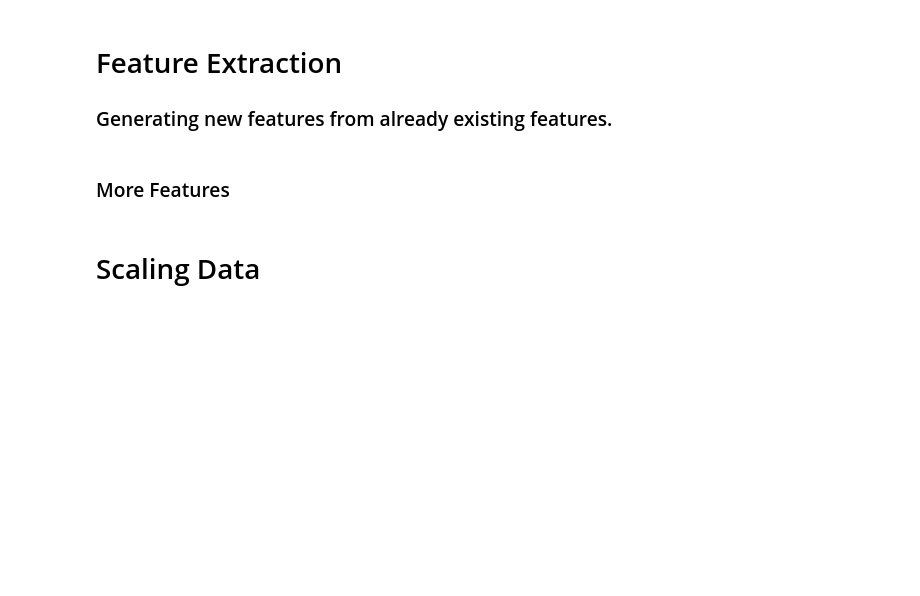
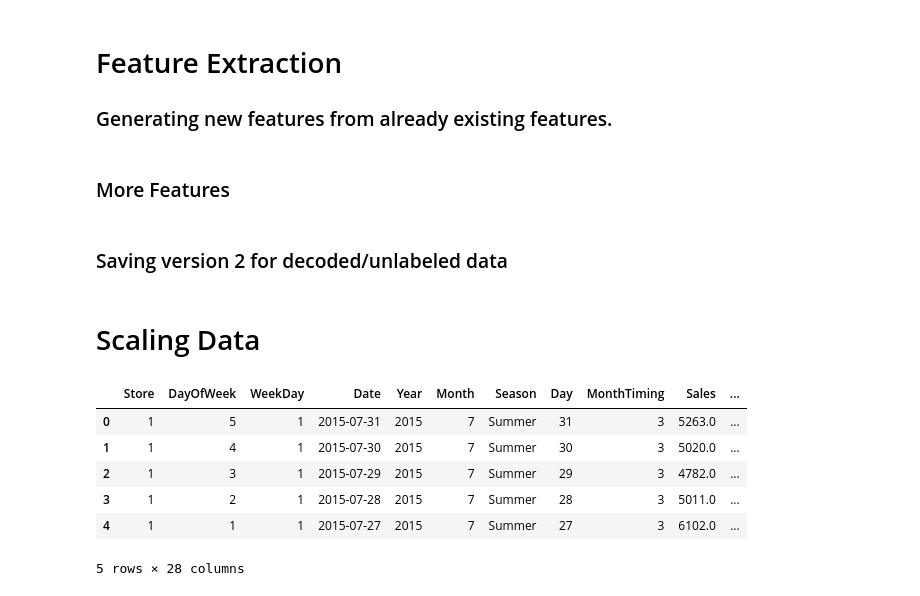
Before and after one commit to abel-blue/pharmaceutical-sales-prediction, a Jupyter notebook: notebooks/ml-preProcess.ipynb, the cells around one changed output. Cells and saved outputs as stored; diff of their text form; code cells hidden in the pictures; blank space fills up the shorter version.

Commit message:
data: track for the unlabeled data

```diff
--- a/notebooks/ml-preProcess.ipynb
+++ b/notebooks/ml-preProcess.ipynb
@@ -231,3 +231,5 @@ train_store['CompetitionOpenSince'] = np.where((train_store['CompetitionOpenSinc
 # %%
 # Adding Season
 manu.add_season('Month')
+# %% [markdown]
+### Saving version 2 for decoded/unlabeled data
@@ -236,5 +244,13 @@ manu.add_season('Month')
 # %%
-train_store.info()
+train_store.head()
+# %% [output]
+|  | Store | DayOfWeek | WeekDay | Date | Year | Month | Season | Day | MonthTiming | Sales | ... |
+| 0 | 1 | 5 | 1 | 2015-07-31 | 2015 | 7 | Summer | 31 | 3 | 5263.0 | ... |
+| 1 | 1 | 4 | 1 | 2015-07-30 | 2015 | 7 | Summer | 30 | 3 | 5020.0 | ... |
+| 2 | 1 | 3 | 1 | 2015-07-29 | 2015 | 7 | Summer | 29 | 3 | 4782.0 | ... |
+| 3 | 1 | 2 | 1 | 2015-07-28 | 2015 | 7 | Summer | 28 | 3 | 5011.0 | ... |
+| 4 | 1 | 1 | 1 | 2015-07-27 | 2015 | 7 | Summer | 27 | 3 | 6102.0 | ... |
+5 rows × 28 columns
 # %%
 change data types of some columns
 # %%
```
Also changed, not shown: parts of 2 cells of this notebook, 1 other file.
